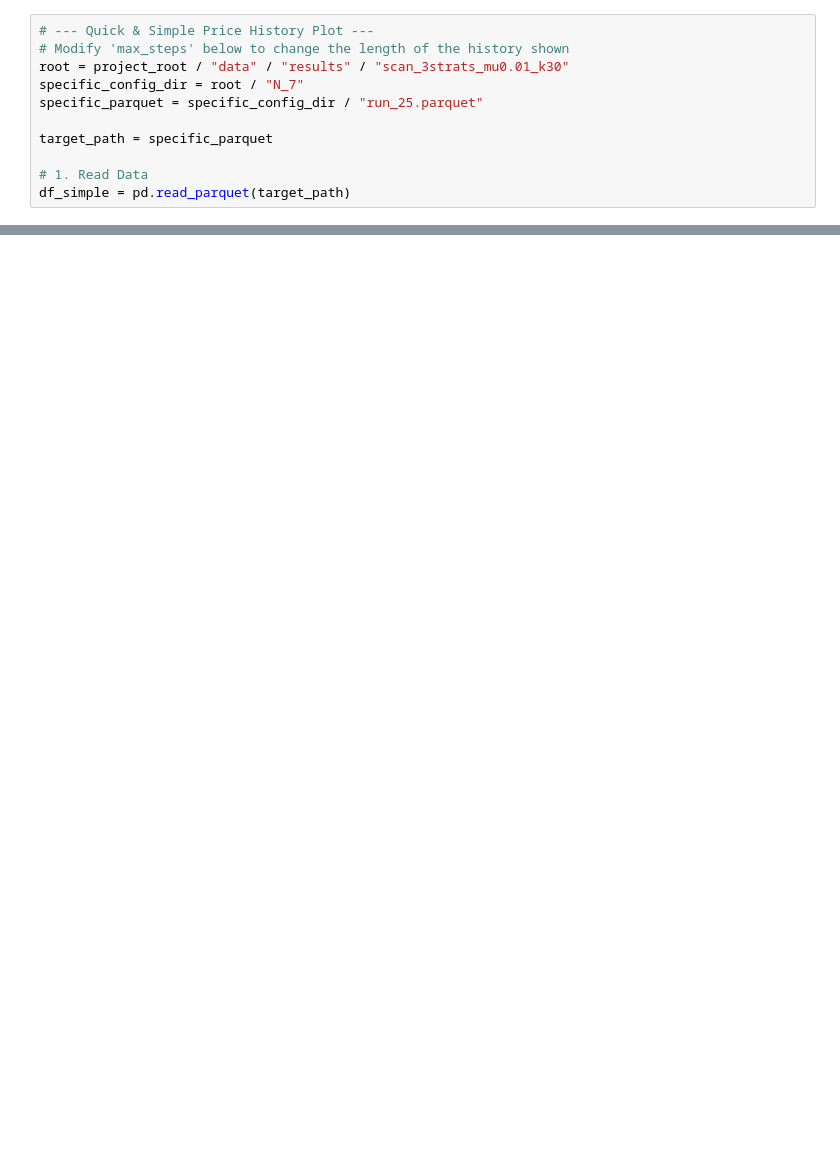
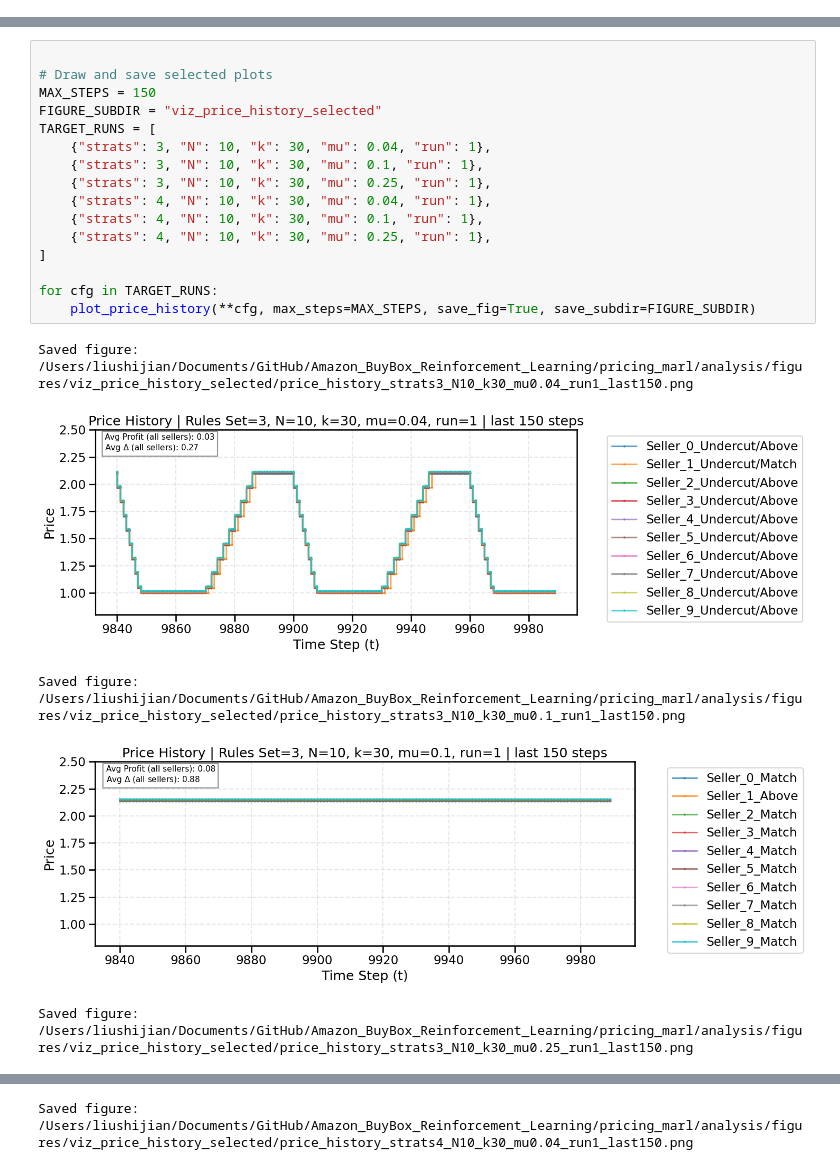
Before and after one commit to Six-Persimmon/Amazon_BuyBox_Reinforcement_Learning, a Jupyter notebook: pricing_marl/analysis/viz_history.ipynb, the cells around one changed output, grey strips where cells are left out. Cells and saved outputs as stored; diff of their text form; blank space fills up the shorter version.

```diff
--- a/pricing_marl/analysis/viz_history.ipynb
+++ b/pricing_marl/analysis/viz_history.ipynb
@@ -55,11 +55,0 @@ def load_all_parquets_in_dir(dir_path):
-# %%
-# --- Quick & Simple Price History Plot ---
-# Modify 'max_steps' below to change the length of the history shown
-root = project_root / "data" / "results" / "scan_3strats_mu0.01_k30"
-specific_config_dir = root / "N_7"
-specific_parquet = specific_config_dir / "run_25.parquet"
-
-target_path = specific_parquet
-
-# 1. Read Data
-df_simple = pd.read_parquet(target_path)
@@ -299,0 +369,22 @@ plt.show()
+# %%
+
+# Draw and save selected plots
+MAX_STEPS = 150
+FIGURE_SUBDIR = "viz_price_history_selected"
+TARGET_RUNS = [
+    {"strats": 3, "N": 10, "k": 30, "mu": 0.04, "run": 1},
+    {"strats": 3, "N": 10, "k": 30, "mu": 0.1, "run": 1},
+    {"strats": 3, "N": 10, "k": 30, "mu": 0.25, "run": 1},
+    {"strats": 4, "N": 10, "k": 30, "mu": 0.04, "run": 1},
+    {"strats": 4, "N": 10, "k": 30, "mu": 0.1, "run": 1},
+    {"strats": 4, "N": 10, "k": 30, "mu": 0.25, "run": 1},
+]
+
+for cfg in TARGET_RUNS:
+    plot_price_history(**cfg, max_steps=MAX_STEPS, save_fig=True, save_subdir=FIGURE_SUBDIR)
+# %% [output]
+Saved figure: /Users/liushijian/Documents/GitHub/Amazon_BuyBox_Reinforcement_Learning/pricing_marl/analysis/figures/viz_price_history_selected/price_history_strats3_N10_k30_mu0.04_run1_last150.png
+[figure, added]
+Saved figure: /Users/liushijian/Documents/GitHub/Amazon_BuyBox_Reinforcement_Learning/pricing_marl/analysis/figures/viz_price_history_selected/price_history_strats3_N10_k30_mu0.1_run1_last150.png
+[figure, added]
+Saved figure: /Users/liushijian/Documents/GitHub/Amazon_BuyBox_Reinforcement_Learning/pricing_marl/analysis/figures/viz_price_history_selected/price_history_strats3_N10_k30_mu0.25_run1_last150.png
@@ -299,0 +392 @@ plt.show()
+Saved figure: /Users/liushijian/Documents/GitHub/Amazon_BuyBox_Reinforcement_Learning/pricing_marl/analysis/figures/viz_price_history_selected/price_history_strats4_N10_k30_mu0.04_run1_last150.png
```
Also changed, not shown: parts of 18 cells of this notebook, 37 other files.
